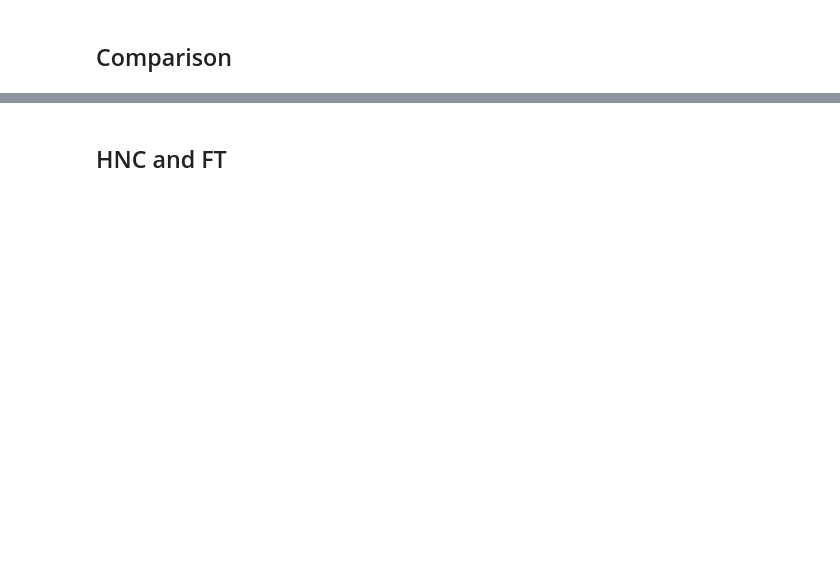
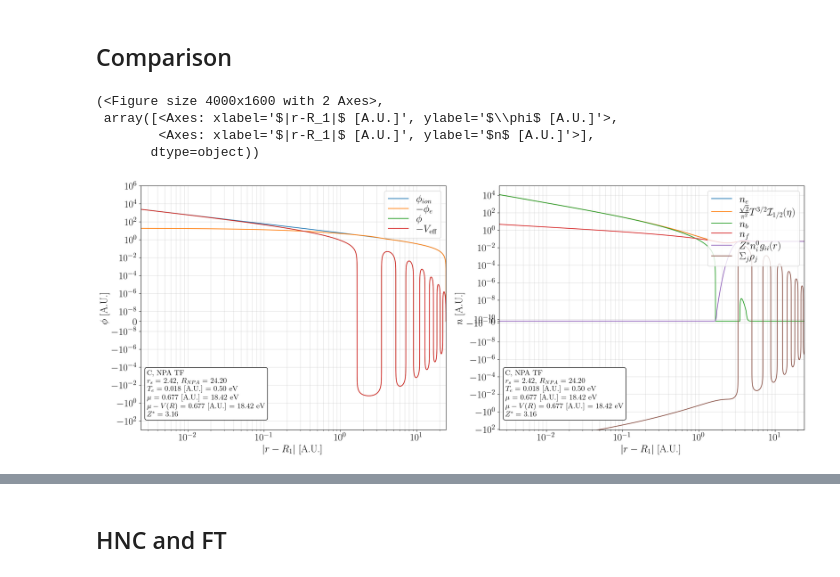
Before and after one commit to ZachAJohnson/OFAA, a Jupyter notebook: jupyter/TF_NPA-2T_FT.ipynb, the cells around one changed output, grey strips where cells are left out. Drawn from its saved outputs; the diff is of its cells as text; code cells hidden in the pictures; blank space fills up the shorter version.

```diff
--- a/jupyter/TF_NPA-2T_FT.ipynb
+++ b/jupyter/TF_NPA-2T_FT.ipynb
@@ -193,4 +208,12 @@ aaW.set_uii_eff()
 # %%
 %%time
+transition_func = 1/(1 + np.exp(-(npa.grid.xs-2*npa.rs)/(2*(rs/4)**2)))
+aa_ne_extended = np.zeros_like(npa.ne)
+aa_ne_extended[:len(aa.ne)] = aa.ne.copy()
+aa_ne_extended[len(aa.ne):] = aa.ne.copy()[-1]
+npa.ne = aa_ne_extended * (1-transition_func) + transition_func * npa.ρi
+npa.μ = aa.μ
+npa.Zstar = aa.Zstar
+
 npa.solve_TF(verbose=True, picard_alpha=1e-2, tol=1e-9, nmax = 5000, n_wait_update_Zstar= 500)
 npa.set_uii_eff()
@@ -244,7 +297,13 @@ aa_P_ions[1]/aa_P_ions[0]
 # %% [markdown]
 ## Comparison
 # %%
-npaW.make_plots()
+npa.make_plots()
+# %% [output]
+(<Figure size 4000x1600 with 2 Axes>,
+ array([<Axes: xlabel='$|r-R_1|$ [A.U.]', ylabel='$\\phi$ [A.U.]'>,
+        <Axes: xlabel='$|r-R_1|$ [A.U.]', ylabel='$n$ [A.U.]'>],
+       dtype=object))
+[figure, added]
 # %%
 def plot_convergence(aa, axs=None):
     if axs is None:
```
Also changed, not shown: parts of 18 cells of this notebook, 33 other files.
